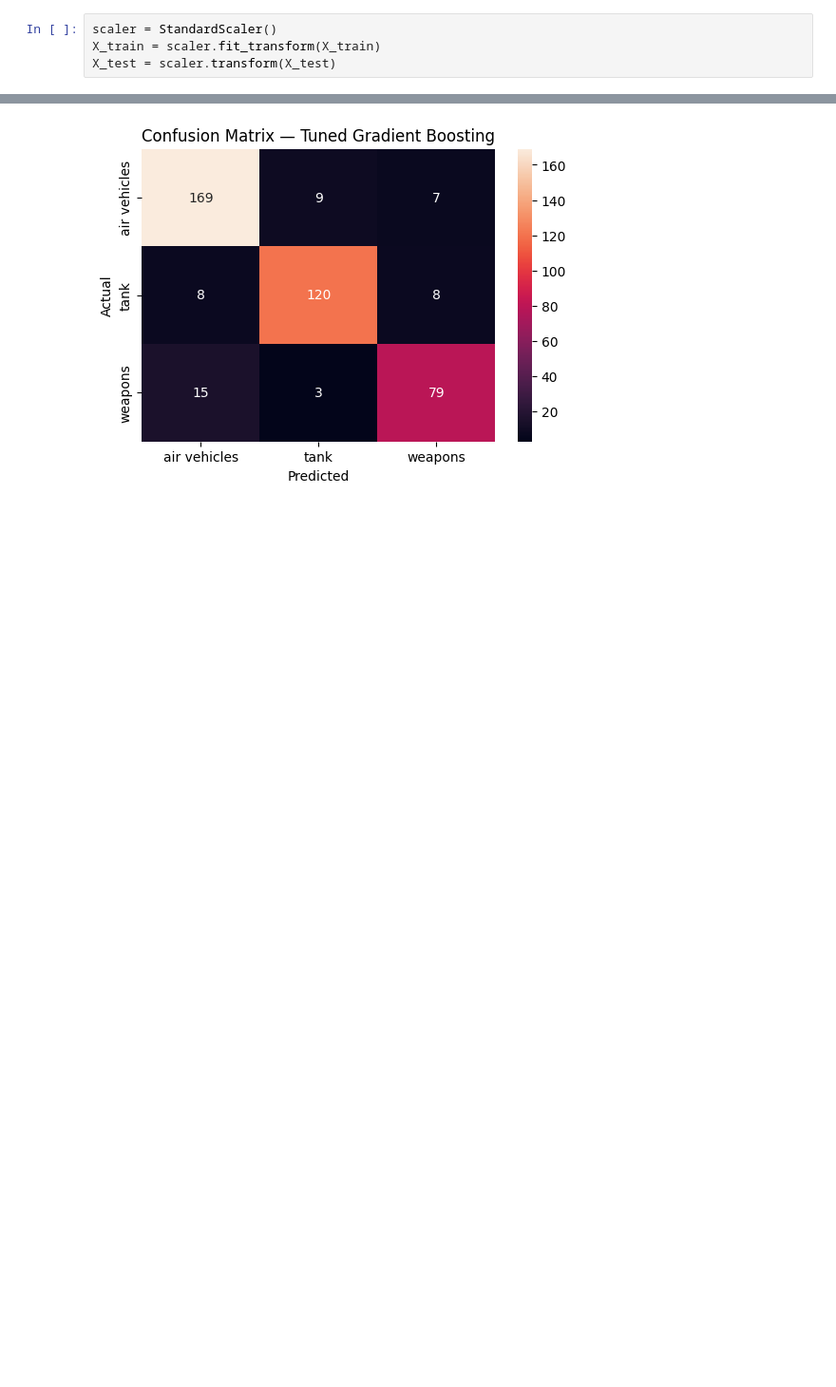
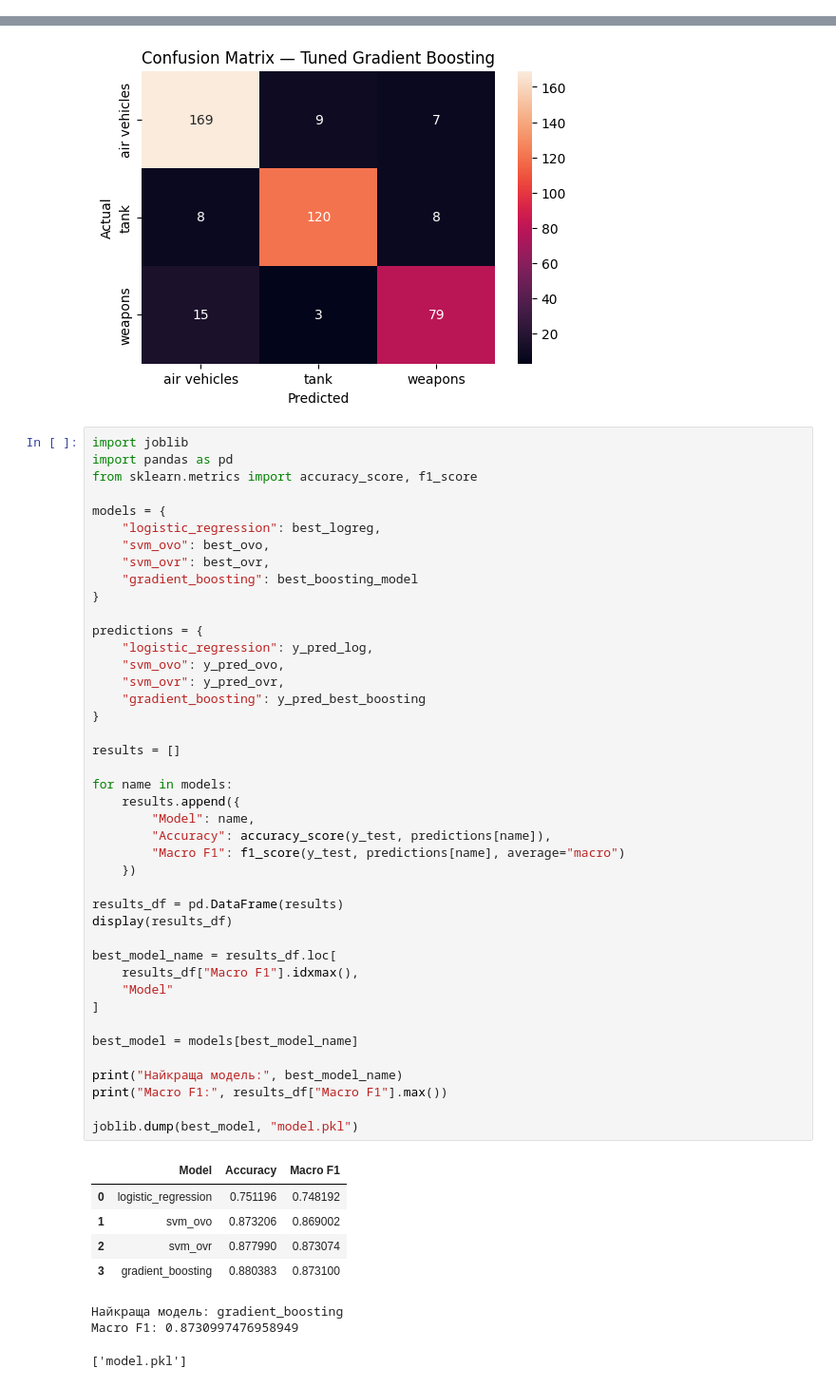
Before and after one commit to TetianaSoroka/kr_sounds_classifier, a Jupyter notebook: project/mn.ipynb, the cells around one changed output, grey strips where cells are left out. Shown at 95% size. Drawn from its saved outputs; the diff is of its cells as text; blank space fills up the shorter version.

```diff
--- a/project/mn.ipynb
+++ b/project/mn.ipynb
@@ -520,7 +501,3 @@ X_train, X_test, y_train, y_test = train_test_split(
-# %%
-scaler = StandardScaler()
-X_train = scaler.fit_transform(X_train)
-X_test = scaler.transform(X_test)
 # %%
 params_logreg = {
     "C": [0.01, 0.1, 1, 10, 100],
@@ -856,3 +834,54 @@ plt.ylabel("Actual")
 plt.show()
 # %% [output]
 [figure]
+# %%
+import joblib
+import pandas as pd
+from sklearn.metrics import accuracy_score, f1_score
+
+models = {
+    "logistic_regression": best_logreg,
+    "svm_ovo": best_ovo,
+    "svm_ovr": best_ovr,
+    "gradient_boosting": best_boosting_model
+}
+
+predictions = {
+    "logistic_regression": y_pred_log,
+    "svm_ovo": y_pred_ovo,
+    "svm_ovr": y_pred_ovr,
+    "gradient_boosting": y_pred_best_boosting
+}
+
+results = []
+
+for name in models:
+    results.append({
+        "Model": name,
+        "Accuracy": accuracy_score(y_test, predictions[name]),
+        "Macro F1": f1_score(y_test, predictions[name], average="macro")
+    })
+
+results_df = pd.DataFrame(results)
+display(results_df)
+
+best_model_name = results_df.loc[
+    results_df["Macro F1"].idxmax(),
+    "Model"
+]
+
+best_model = models[best_model_name]
+
+print("Найкраща модель:", best_model_name)
+print("Macro F1:", results_df["Macro F1"].max())
+
+joblib.dump(best_model, "model.pkl")
+# %% [output]
+|  | Model | Accuracy | Macro F1 |
+| 0 | logistic_regression | 0.751196 | 0.748192 |
+| 1 | svm_ovo | 0.873206 | 0.869002 |
+| 2 | svm_ovr | 0.877990 | 0.873074 |
+| 3 | gradient_boosting | 0.880383 | 0.873100 |
+Найкраща модель: gradient_boosting
+Macro F1: 0.8730997476958949
+['model.pkl']
```
Also changed, not shown: parts of 15 cells of this notebook.
